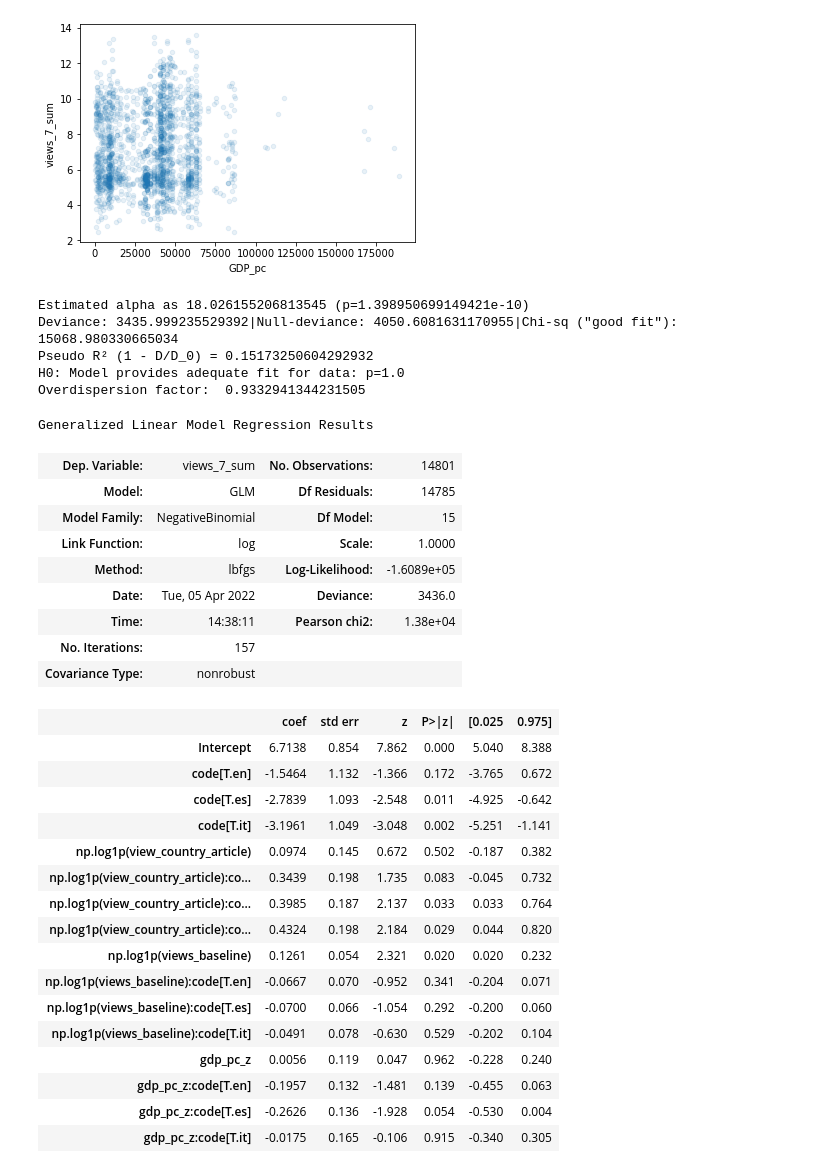
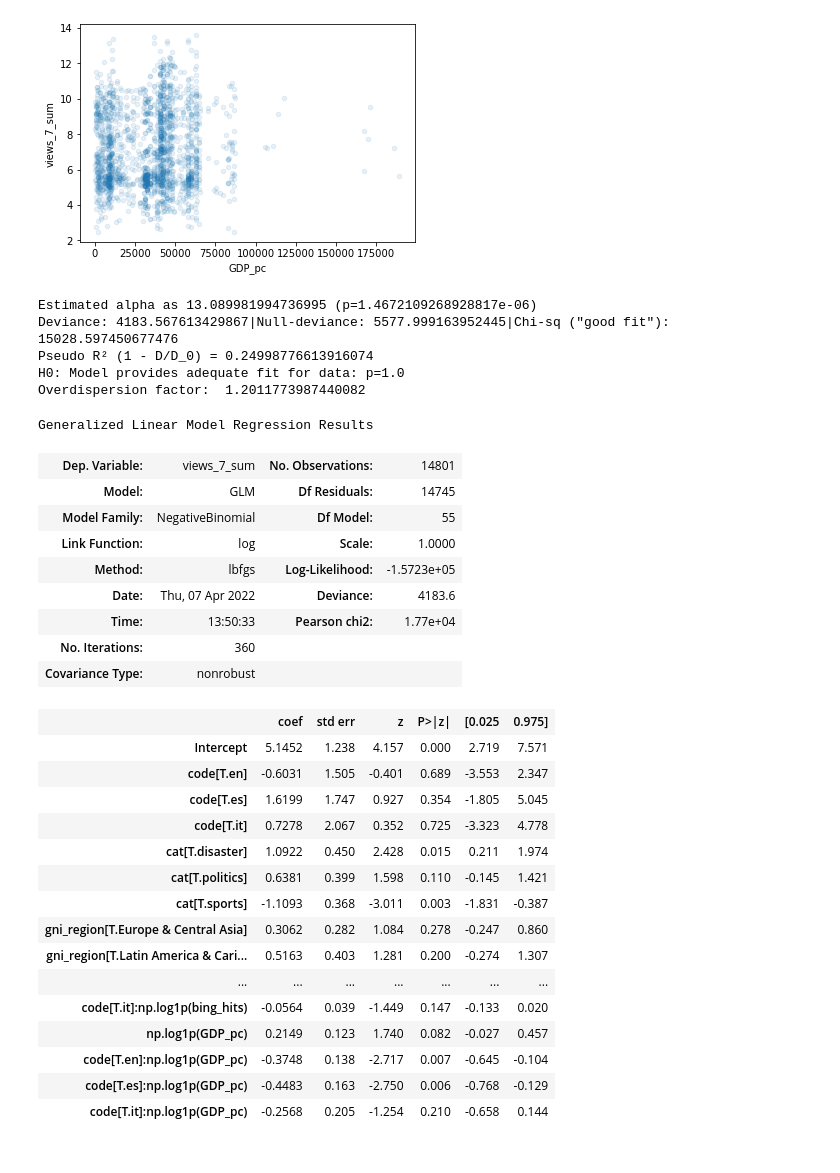
Before and after one commit to ruptho/wiki-event-bias, a Jupyter notebook: offset_analysis.ipynb, the cells around one changed output. Drawn from its saved outputs; the diff is of its cells as text; code cells hidden in the pictures.

```diff
--- a/offset_analysis.ipynb
+++ b/offset_analysis.ipynb
@@ -44,7 +48,7 @@ replace_country_names(df_pageviews_all, inplace=True)
 df_pageviews_all = df_pageviews_all.rename({view_col: view_col.replace('views_', '') for view_col in df_pageviews_all.columns if view_col.startswith('views_')}, axis=1)
 # %%
 from dateutil.relativedelta import relativedelta
-def get_pageviews_baseline(row, df_pageviews, ts_months, pre_period = 7, func=np.median):
+def get_pageviews_baseline(row, df_pageviews, ts_months, pre_period = 0, func=np.median):
     return np.median(df_pageviews[(df_pageviews.en_article == row.country) & (df_pageviews.date >= (row.event_date - relativedelta(months=ts_months, days=pre_period))) & (df_pageviews.date < (row.event_date - relativedelta(days=pre_period)))][row.code])
 
 df_crawled['view_country_article'] = df_crawled.apply(lambda row: get_pageviews_baseline(row, df_pageviews_all, 5), axis=1)
@@ -63,0 +59,25 @@ df_filtered['worldwide'] = df_filtered.code.apply(lambda c: (c == 'en') or (c=='
+# %%
+df_filtered = df_crawled[(df_crawled.cat != 'undefined') & (df_crawled.views_7_sum > 10)].copy()
+df_filtered['GDP_pc_z'] = standardize_var(df_filtered, 'GDP_pc')
+df_filtered['gdp_z'] = standardize_var(df_filtered, 'GDP')
+df_filtered['pop_z'] = standardize_var(df_filtered, 'population')
+df_filtered['views_baseline_z'] = standardize_var(df_filtered, 'views_baseline')
+df_filtered['view_country_article_z'] = standardize_var(df_filtered, 'view_country_article')
+df_filtered['bing_hits_z'] = standardize_var(df_filtered, 'bing_hits')
+df_filtered['worldwide'] = df_filtered.code.apply(lambda c: (c == 'en') or (c=='es'))
+df_filtered['view_country_article_log'] = np.log1p(df_filtered.view_country_article)
+df_filtered['views_baseline_log'] = np.log1p(df_filtered.views_baseline)
+df_filtered['bing_hits_log'] = np.log1p(df_filtered.bing_hits)
+df_filtered['GDP_pc_log'] = np.log1p(df_filtered.GDP_pc)
+df_filtered['GDP_log'] = np.log1p(df_filtered.GDP)
+df_filtered['population_log'] = np.log1p(df_filtered.population)
+
+baselines = {'gni_class': 'H', 'in_code_lang': True, 'gni_region': 'East Asia & Pacific', 'cat': 'culture', 'code': 'en'} #{'gni_class': 'H', 'in_code_lang': True, 'gni_region': 'North America', 'cat': 'sports', 'code': 'en'},
+cat_dict = {'en': 'English', 'it': 'Italian', 'es': 'Spanish', 'de': 'German'}
+label_renames = {'Middle East & North Africa': 'MENAf', 'Latin America & Caribbean': 'LatAmC',
+               'Europe & Central Asia': 'EuCAs', 'East Asia & Pacific': 'EAsP', 'North America': 'NAm',
+               'Sub-Saharan Africa': 'SSAf', 'South Asia': 'SAs', 'gdp_pc_z': 'GDP pc (norm.)',
+                 'GDP_pc_log': 'GDP pc',
+                 'bing_hits_log': 'Bing', 'view_country_article_log': 'Cntry-Art\nViews', 'views_baseline_log': 'Cntry\nViews',
+                  'bing_hits_z': 'Bing (z)', 'view_country_article_z': 'Cntry-Art\nViews (z)', 'views_baseline_z': 'Cntry\nViews (z)'
+                }
@@ -153,39 +235,38 @@ df_inv.sort_values('GDP_pc').plot(x='GDP_pc', y='views_7_sum', kind='scatter', a
 <matplotlib.axes._subplots.AxesSubplot at 0x...>
 [figure]
 # %%
-nb_fitall = fit_nb_with_estimated_alpha(df_filtered, 'views_7_sum ~ (np.log1p(view_country_article) + np.log1p(views_baseline) + gdp_pc_z) * code', est_method='lbfgs')
+nb_fitall = fit_nb_with_estimated_alpha(df_filtered, 'views_7_sum ~ code * ((np.log1p(view_country_article) + np.log1p(views_baseline) + np.log1p(bing_hits) + cat + np.log1p(GDP_pc)) + gni_region)', est_method='lbfgs')
 #print(nb_fitall.mle_retvals)
 nb_fitall.summary()
 # %% [output]
-Estimated alpha as 18.026155206813545 (p=1.398950699149421e-10)
-Deviance: 3435.999235529392|Null-deviance: 4050.6081631170955|Chi-sq ("good fit"): 15068.980330665034
-Pseudo R² (1 - D/D_0) = 0.15173250604292932
+Estimated alpha as 13.089981994736995 (p=1.4672109268928817e-06)
+Deviance: 4183.567613429867|Null-deviance: 5577.999163952445|Chi-sq ("good fit"): 15028.597450677476
+Pseudo R² (1 - D/D_0) = 0.24998776613916074
 H0: Model provides adequate fit for data: p=1.0
-Overdispersion factor:  0.9332941344231505
+Overdispersion factor:  1.2011773987440082
 Generalized Linear Model Regression Results
 | Dep. Variable: | views_7_sum | No. Observations: | 14801 |
-| Model: | GLM | Df Residuals: | 14785 |
-| Model Family: | NegativeBinomial | Df Model: | 15 |
+| Model: | GLM | Df Residuals: | 14745 |
+| Model Family: | NegativeBinomial | Df Model: | 55 |
 | Link Function: | log | Scale: | 1.0000 |
-| Method: | lbfgs | Log-Likelihood: | -1.6089e+05 |
-| Date: | Tue, 05 Apr 2022 | Deviance: | 3436.0 |
-| Time: | 14:38:11 | Pearson chi2: | 1.38e+04 |
-| No. Iterations: | 157 |  |  |
+| Method: | lbfgs | Log-Likelihood: | -1.5723e+05 |
+| Date: | Thu, 07 Apr 2022 | Deviance: | 4183.6 |
+| Time: | 13:50:33 | Pearson chi2: | 1.77e+04 |
+| No. Iterations: | 360 |  |  |
 | Covariance Type: | nonrobust |  |  |
 |  | coef | std err | z | P>|z| | [0.025 | 0.975] |
-| Intercept | 6.7138 | 0.854 | 7.862 | 0.000 | 5.040 | 8.388 |
-| code[T.en] | -1.5464 | 1.132 | -1.366 | 0.172 | -3.765 | 0.672 |
-| code[T.es] | -2.7839 | 1.093 | -2.548 | 0.011 | -4.925 | -0.642 |
-| code[T.it] | -3.1961 | 1.049 | -3.048 | 0.002 | -5.251 | -1.141 |
-| np.log1p(view_country_article) | 0.0974 | 0.145 | 0.672 | 0.502 | -0.187 | 0.382 |
-| np.log1p(view_country_article):co... | 0.3439 | 0.198 | 1.735 | 0.083 | -0.045 | 0.732 |
-| np.log1p(view_country_article):co... | 0.3985 | 0.187 | 2.137 | 0.033 | 0.033 | 0.764 |
-| np.log1p(view_country_article):co... | 0.4324 | 0.198 | 2.184 | 0.029 | 0.044 | 0.820 |
-| np.log1p(views_baseline) | 0.1261 | 0.054 | 2.321 | 0.020 | 0.020 | 0.232 |
-| np.log1p(views_baseline):code[T.en] | -0.0667 | 0.070 | -0.952 | 0.341 | -0.204 | 0.071 |
-| np.log1p(views_baseline):code[T.es] | -0.0700 | 0.066 | -1.054 | 0.292 | -0.200 | 0.060 |
-| np.log1p(views_baseline):code[T.it] | -0.0491 | 0.078 | -0.630 | 0.529 | -0.202 | 0.104 |
-| gdp_pc_z | 0.0056 | 0.119 | 0.047 | 0.962 | -0.228 | 0.240 |
-| gdp_pc_z:code[T.en] | -0.1957 | 0.132 | -1.481 | 0.139 | -0.455 | 0.063 |
-| gdp_pc_z:code[T.es] | -0.2626 | 0.136 | -1.928 | 0.054 | -0.530 | 0.004 |
-| gdp_pc_z:code[T.it] | -0.0175 | 0.165 | -0.106 | 0.915 | -0.340 | 0.305 |
+| Intercept | 5.1452 | 1.238 | 4.157 | 0.000 | 2.719 | 7.571 |
+| code[T.en] | -0.6031 | 1.505 | -0.401 | 0.689 | -3.553 | 2.347 |
+| code[T.es] | 1.6199 | 1.747 | 0.927 | 0.354 | -1.805 | 5.045 |
+| code[T.it] | 0.7278 | 2.067 | 0.352 | 0.725 | -3.323 | 4.778 |
+| cat[T.disaster] | 1.0922 | 0.450 | 2.428 | 0.015 | 0.211 | 1.974 |
+| cat[T.politics] | 0.6381 | 0.399 | 1.598 | 0.110 | -0.145 | 1.421 |
+| cat[T.sports] | -1.1093 | 0.368 | -3.011 | 0.003 | -1.831 | -0.387 |
+| gni_region[T.Europe & Central Asia] | 0.3062 | 0.282 | 1.084 | 0.278 | -0.247 | 0.860 |
+| gni_region[T.Latin America & Cari... | 0.5163 | 0.403 | 1.281 | 0.200 | -0.274 | 1.307 |
+| ... | ... | ... | ... | ... | ... | ... |
+| code[T.it]:np.log1p(bing_hits) | -0.0564 | 0.039 | -1.449 | 0.147 | -0.133 | 0.020 |
+| np.log1p(GDP_pc) | 0.2149 | 0.123 | 1.740 | 0.082 | -0.027 | 0.457 |
+| code[T.en]:np.log1p(GDP_pc) | -0.3748 | 0.138 | -2.717 | 0.007 | -0.645 | -0.104 |
+| code[T.es]:np.log1p(GDP_pc) | -0.4483 | 0.163 | -2.750 | 0.006 | -0.768 | -0.129 |
+| code[T.it]:np.log1p(GDP_pc) | -0.2568 | 0.205 | -1.254 | 0.210 | -0.658 | 0.144 |
```
Also changed, not shown: parts of 11 cells of this notebook, 2 other files.
